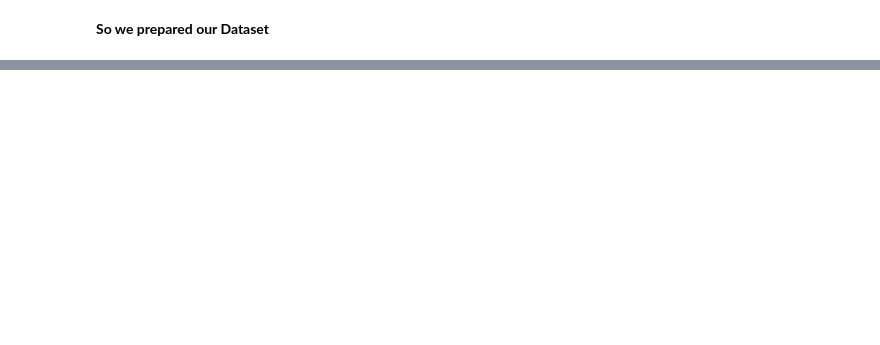
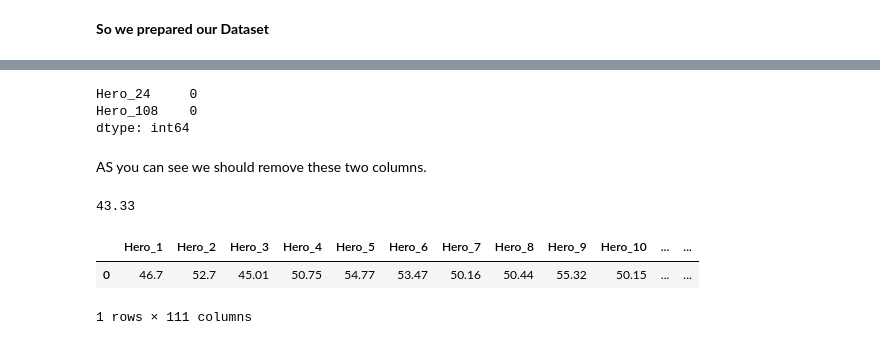
Before and after one commit to mrpintime/Dota2_TI-2016, a Jupyter notebook: Dota2Game.ipynb, the cells around one changed output, grey strips where cells are left out. Saved outputs shown, nothing was run; the diff lists cells and outputs as text; code cells hidden in the pictures; blank space fills up the shorter version.

```diff
--- a/Dota2Game.ipynb
+++ b/Dota2Game.ipynb
@@ -114,0 +175,38 @@ df_trn.head()
+# %%
+aug[aug==0]
+# %% [output]
+Hero_24     0
+Hero_108    0
+dtype: int64
+# %% [markdown]
+AS you can see we should remove these two columns.
+# %%
+df_trn.drop(columns=['Hero_24', 'Hero_108'], inplace=True)
+# %%
+def calc_win_rate(hero):
+  all = df_trn[df_trn[f'Hero_{hero}'] != 0].loc[:, ['Won', f'Hero_{hero}']]
+  all_game = all.shape[0]
+  wins = 0
+  for i,(w,s) in all.iterrows():
+    if w == s:
+      wins += 1
+  # print('Win_Rate = ', (wins/all_game)*100)
+  return np.round((wins/all_game)*100, 2)
+
+print(calc_win_rate('113'))
+# %% [output]
+43.33
+# %%
+win_rate = dict()
+cls = df_trn.iloc[:, 4:].columns
+for c in cls:
+  q = c.split('_')[1]
+  win_rate[f'Hero_{q}'] = calc_win_rate(f'{q}')
+# %%
+win_rate_df = pd.DataFrame(win_rate, index = [0])
+# %%
+win_rate_df
+# %% [output]
+|  | Hero_1 | Hero_2 | Hero_3 | Hero_4 | Hero_5 | Hero_6 | Hero_7 | Hero_8 | Hero_9 | Hero_10 | ... | ... |
+| 0 | 46.7 | 52.7 | 45.01 | 50.75 | 54.77 | 53.47 | 50.16 | 50.44 | 55.32 | 50.15 | ... | ... |
+1 rows × 111 columns
```
Also changed, not shown: parts of 22 cells of this notebook.
